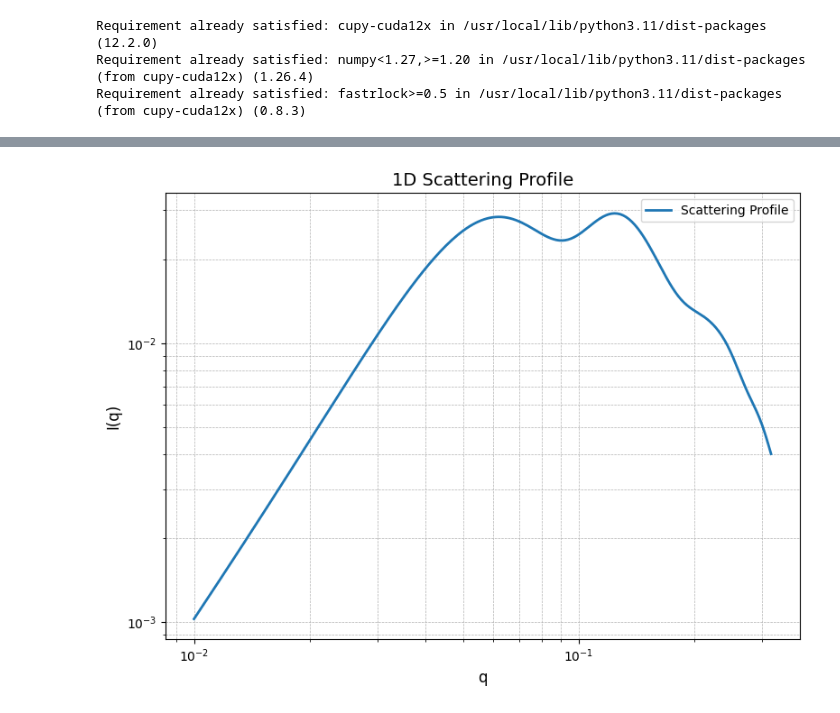
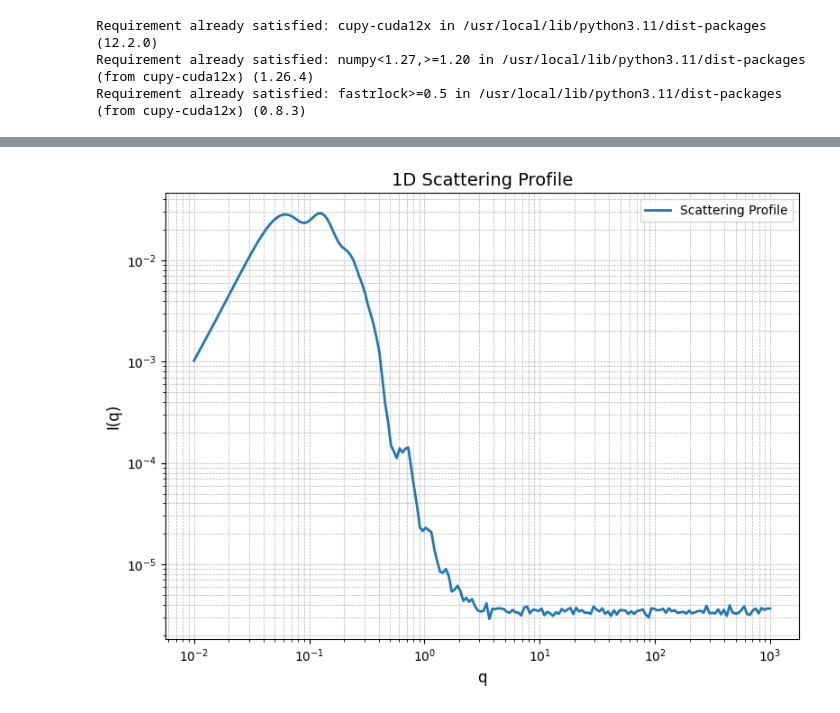
Before and after one commit to arthijayaraman-lab/CREASE-2D, a Jupyter notebook: CREASE Tutorials/Calculate_1D_Scattering_Profiles_from_3D_Structure.ipynb, the cells around one changed output, grey strips where cells are left out. Saved outputs shown, nothing was run; the diff lists cells and outputs as text; code cells hidden in the pictures.

```diff
--- a/CREASE Tutorials/Calculate_1D_Scattering_Profiles_from_3D_Structure.ipynb
+++ b/CREASE Tutorials/Calculate_1D_Scattering_Profiles_from_3D_Structure.ipynb
@@ -159,7 +159,7 @@ if __name__ == '__main__':
     box_shift = len_box / 2.0
 
     # q_range
-    q_range = cp.logspace(-2, -0.5, 200)
+    q_range = cp.logspace(-2, 3, 200)
 
     # Compute scattering profile
     omega = single_loop_minus_box(q_range, len_box, box_shift, pts,apply_center_correction=False)
@@ -205,2 +205,2 @@ Elapsed time: 10.680145132999996 seconds
 Finished processing /content/sample_scatterers.dump. Output saved to /content/output/sample_1D_profile.dump.
-[figure, old version]
+[figure, new version]
```
Also changed, not shown: parts of 1 cell of this notebook.
